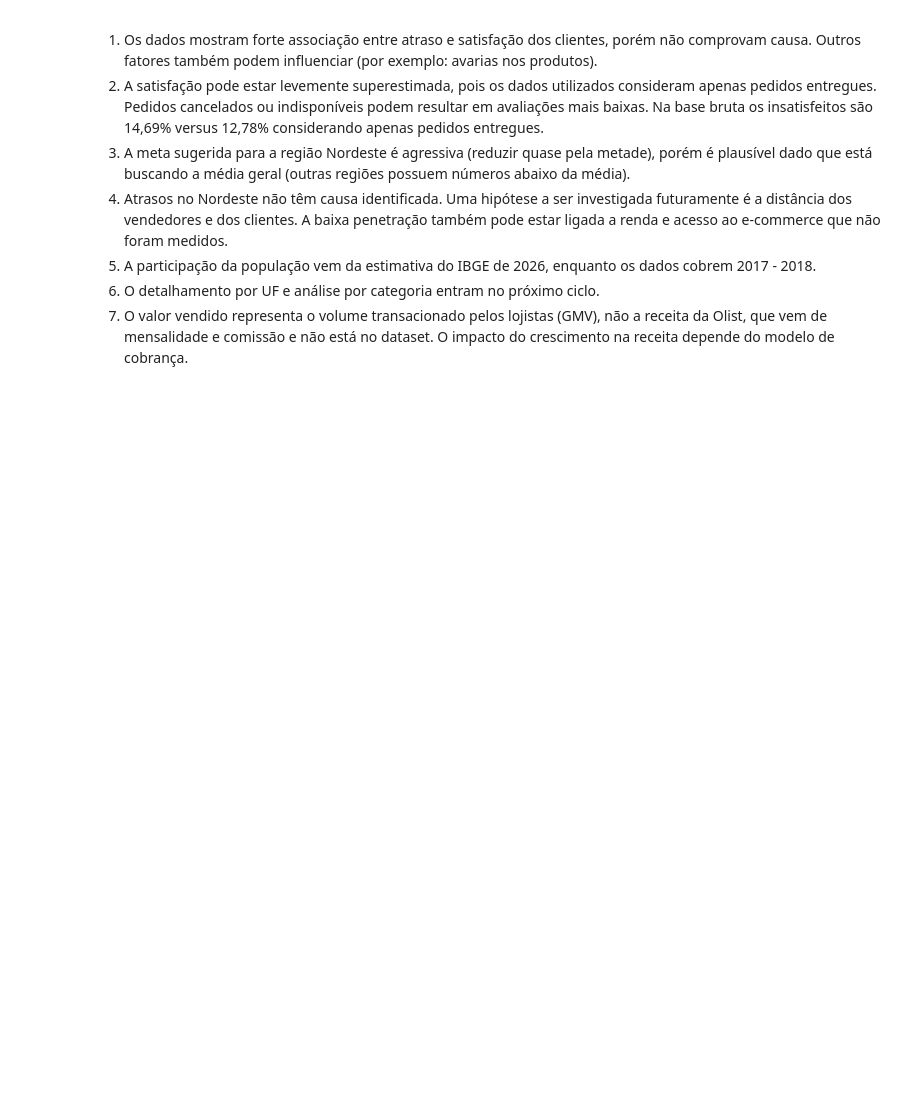
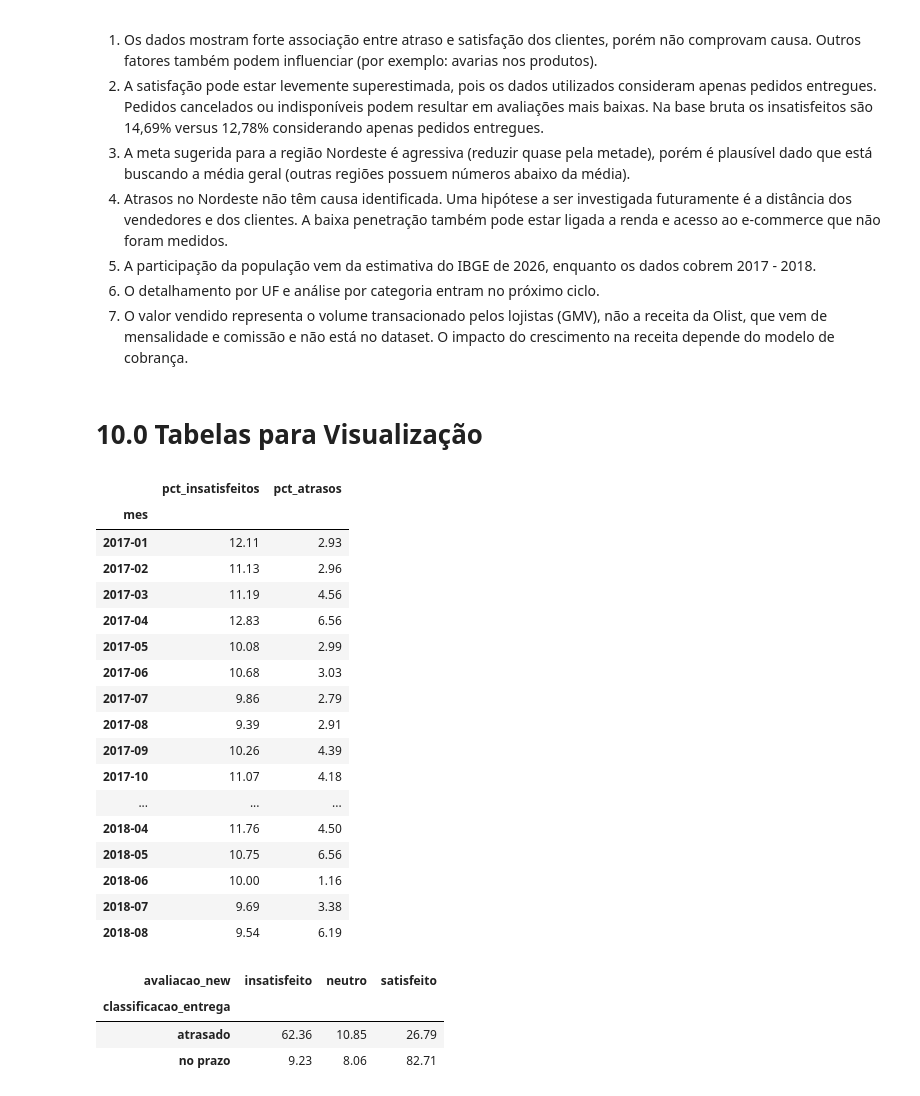
Before and after one commit to alefaizi/tech-challenge-olist, a Jupyter notebook: notebooks/03_analise.ipynb, the cells around one changed output. Cells and saved outputs as stored; diff of their text form; code cells hidden in the pictures; blank space fills up the shorter version.

```diff
--- a/notebooks/03_analise.ipynb
+++ b/notebooks/03_analise.ipynb
@@ -873,3 +873,46 @@ Questão em aberto: com crescimento estagnado em 2018, a satisfação ligada ao
 5.	A participação da população vem da estimativa do IBGE de 2026, enquanto os dados cobrem 2017 - 2018.
 6.	O detalhamento por UF e análise por categoria entram no próximo ciclo.
 7.	O valor vendido representa o volume transacionado pelos lojistas (GMV), não a receita da Olist, que vem de mensalidade e comissão e não está no dataset. O impacto do crescimento na receita depende do modelo de cobrança.
+# %% [markdown]
+# 10.0 Tabelas para Visualização
+# %%
+# tabela mensal com % de insatisfeitos e % de atrasos (G2 e G4)
+mensal_atraso_insatisfacao = pd.DataFrame({
+    'pct_insatisfeitos': insatisfeitos_por_mes,
+    'pct_atrasos': atrasados_por_mes
+})
+
+mensal_atraso_insatisfacao
+# %% [output]
+|  | pct_insatisfeitos | pct_atrasos |
+| mes |  |  |
+| 2017-01 | 12.11 | 2.93 |
+| 2017-02 | 11.13 | 2.96 |
+| 2017-03 | 11.19 | 4.56 |
+| 2017-04 | 12.83 | 6.56 |
+| 2017-05 | 10.08 | 2.99 |
+| 2017-06 | 10.68 | 3.03 |
+| 2017-07 | 9.86 | 2.79 |
+| 2017-08 | 9.39 | 2.91 |
+| 2017-09 | 10.26 | 4.39 |
+| 2017-10 | 11.07 | 4.18 |
+| ... | ... | ... |
+| 2018-04 | 11.76 | 4.50 |
+| 2018-05 | 10.75 | 6.56 |
+| 2018-06 | 10.00 | 1.16 |
+| 2018-07 | 9.69 | 3.38 |
+| 2018-08 | 9.54 | 6.19 |
+# %%
+# % de cada grupo de avaliação por tipo de entrega (G3)
+atraso_x_avaliacao = round(pd.crosstab(
+    pedidos_avaliacoes_new['classificacao_entrega'],
+    pedidos_avaliacoes_new['avaliacao_new'],
+    normalize='index'
+) * 100, 2)
+
+atraso_x_avaliacao
+# %% [output]
+| avaliacao_new | insatisfeito | neutro | satisfeito |
+| classificacao_entrega |  |  |  |
+| atrasado | 62.36 | 10.85 | 26.79 |
+| no prazo | 9.23 | 8.06 | 82.71 |
```
Also changed, not shown: parts of 1 cell of this notebook, 8 other files.
